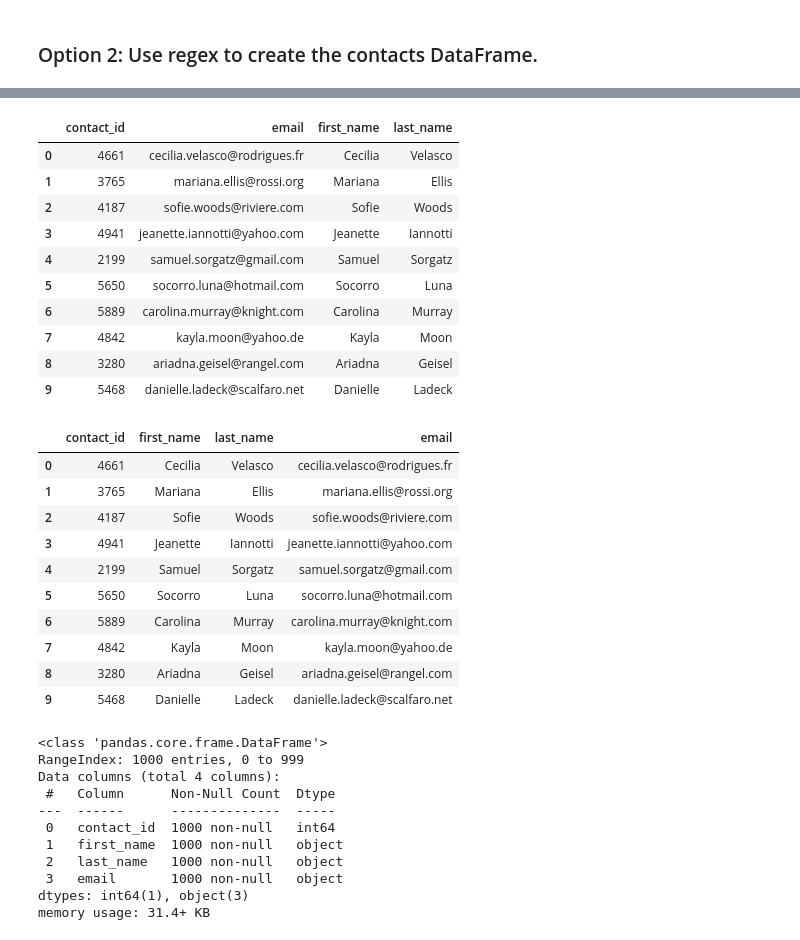
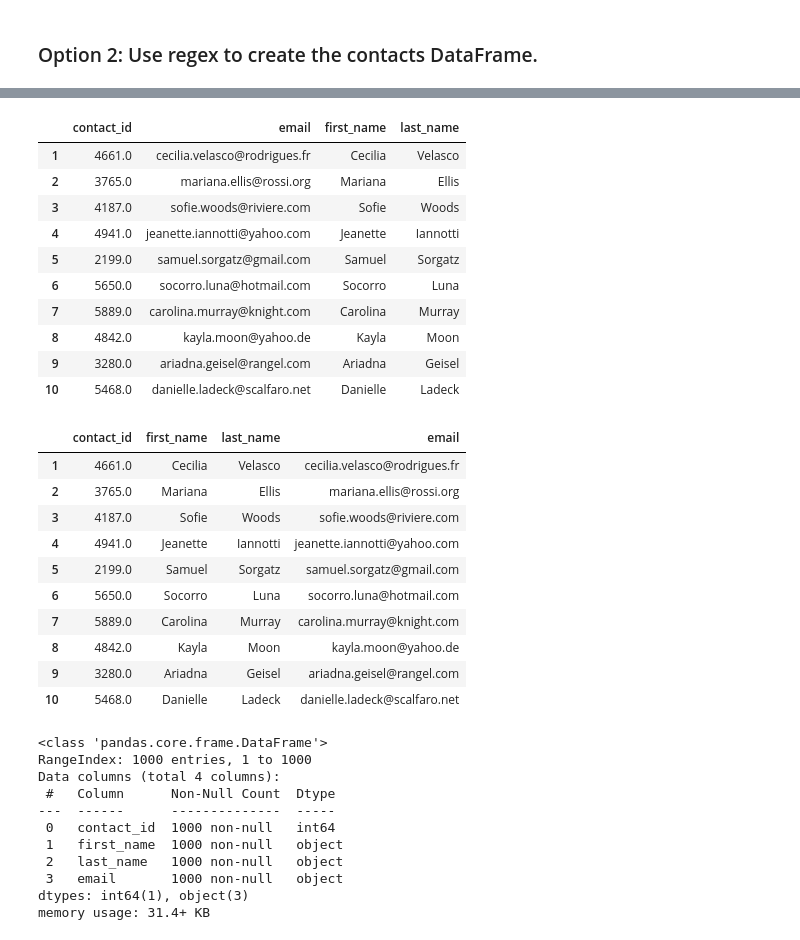
Before and after one commit to lord-byront/Crowdfunding_ETL, a Jupyter notebook: ETL_Mini_Project_FRodriguez_BUrcid.ipynb, the cells around one changed output, grey strips where cells are left out. Cells and saved outputs as stored; diff of their text form; code cells hidden in the pictures.

```diff
--- a/ETL_Mini_Project_Starter_Code.ipynb
+++ b/ETL_Mini_Project_FRodriguez_BUrcid.ipynb
@@ -398,5 +483,8 @@ dtypes: object(2)
 memory usage: 15.8+ KB
 # %%
 # Convert the "contact_id" column to an int64 data type.
+contact_info_df_copy['contact_id'] = pd.to_numeric(contact_info_df_copy['contact_id'],downcast='float').astype('float64')
+
+contact_info_df_copy.info()
 # %% [output]
 <class 'pandas.core.frame.DataFrame'>
@@ -410,5 +498,9 @@ dtypes: int64(1), object(1)
 memory usage: 15.8+ KB
 # %%
 # Extract the name of the contact and add it to a new column.
+name_id = contact_info_df_copy['contact_info'].str.extract(r'"name": "([A-Za-z ]+)"')
+contact_info_df_copy['name'] = name_id
+
+contact_info_df_copy.head(10)
 # %% [output]
 |  | contact_info | contact_id | name |
@@ -425,4 +517,8 @@ memory usage: 15.8+ KB
 # %%
 # Extract the email from the contacts and add the values to a new column.
+email = contact_info_df_copy['contact_info'].str.extract(r'"email": "([^@]+@[^@]+\.[^@]+)"')
+contact_info_df_copy['email'] = email
+
+contact_info_df_copy.head(10)
 # %% [output]
 |  | contact_info | contact_id | name | email |
@@ -439,4 +535,7 @@ memory usage: 15.8+ KB
 # %%
 # Create a copy of the contact_info_df with the 'contact_id', 'name', 'email' columns.
+contacts_df_clean = contact_info_df_copy[['contact_id','name','email']]
+
+contacts_df_clean.head(10)
 # %% [output]
 |  | contact_id | name | email |
@@ -453,39 +552,48 @@ memory usage: 15.8+ KB
 # %%
 # Create a "first"name" and "last_name" column with the first and last names from the "name" column.
-
+contacts_df_clean[['first_name', 'last_name']] = contacts_df_clean['name'].str.split(' ', n=1, expand=True)
 
 # Drop the contact_name column
+contacts_df_clean.drop(['name'], axis='columns', inplace=True)
+
+contacts_df_clean.head(10)
 # %% [output]
 |  | contact_id | email | first_name | last_name |
-| 0 | 4661 | cecilia.velasco@rodrigues.fr | Cecilia | Velasco |
-| 1 | 3765 | mariana.ellis@rossi.org | Mariana | Ellis |
-| 2 | 4187 | sofie.woods@riviere.com | Sofie | Woods |
-| 3 | 4941 | jeanette.iannotti@yahoo.com | Jeanette | Iannotti |
-| 4 | 2199 | samuel.sorgatz@gmail.com | Samuel | Sorgatz |
-| 5 | 5650 | socorro.luna@hotmail.com | Socorro | Luna |
-| 6 | 5889 | carolina.murray@knight.com | Carolina | Murray |
-| 7 | 4842 | kayla.moon@yahoo.de | Kayla | Moon |
-| 8 | 3280 | ariadna.geisel@rangel.com | Ariadna | Geisel |
-| 9 | 5468 | danielle.ladeck@scalfaro.net | Danielle | Ladeck |
+| 1 | 4661.0 | cecilia.velasco@rodrigues.fr | Cecilia | Velasco |
+| 2 | 3765.0 | mariana.ellis@rossi.org | Mariana | Ellis |
+| 3 | 4187.0 | sofie.woods@riviere.com | Sofie | Woods |
+| 4 | 4941.0 | jeanette.iannotti@yahoo.com | Jeanette | Iannotti |
+| 5 | 2199.0 | samuel.sorgatz@gmail.com | Samuel | Sorgatz |
+| 6 | 5650.0 | socorro.luna@hotmail.com | Socorro | Luna |
+| 7 | 5889.0 | carolina.murray@knight.com | Carolina | Murray |
+| 8 | 4842.0 | kayla.moon@yahoo.de | Kayla | Moon |
+| 9 | 3280.0 | ariadna.geisel@rangel.com | Ariadna | Geisel |
+| 10 | 5468.0 | danielle.ladeck@scalfaro.net | Danielle | Ladeck |
 # %%
 # Reorder the columns
+contacts_df_clean = contacts_df_clean[['contact_id','first_name','last_name','email']]
+
+contacts_df_clean.head(10)
 # %% [output]
 |  | contact_id | first_name | last_name | email |
-| 0 | 4661 | Cecilia | Velasco | cecilia.velasco@rodrigues.fr |
-| 1 | 3765 | Mariana | Ellis | mariana.ellis@rossi.org |
-| 2 | 4187 | Sofie | Woods | sofie.woods@riviere.com |
-| 3 | 4941 | Jeanette | Iannotti | jeanette.iannotti@yahoo.com |
-| 4 | 2199 | Samuel | Sorgatz | samuel.sorgatz@gmail.com |
-| 5 | 5650 | Socorro | Luna | socorro.luna@hotmail.com |
-| 6 | 5889 | Carolina | Murray | carolina.murray@knight.com |
-| 7 | 4842 | Kayla | Moon | kayla.moon@yahoo.de |
-| 8 | 3280 | Ariadna | Geisel | ariadna.geisel@rangel.com |
-| 9 | 5468 | Danielle | Ladeck | danielle.ladeck@scalfaro.net |
+| 1 | 4661.0 | Cecilia | Velasco | cecilia.velasco@rodrigues.fr |
+| 2 | 3765.0 | Mariana | Ellis | mariana.ellis@rossi.org |
+| 3 | 4187.0 | Sofie | Woods | sofie.woods@riviere.com |
+| 4 | 4941.0 | Jeanette | Iannotti | jeanette.iannotti@yahoo.com |
+| 5 | 2199.0 | Samuel | Sorgatz | samuel.sorgatz@gmail.com |
+| 6 | 5650.0 | Socorro | Luna | socorro.luna@hotmail.com |
+| 7 | 5889.0 | Carolina | Murray | carolina.murray@knight.com |
+| 8 | 4842.0 | Kayla | Moon | kayla.moon@yahoo.de |
+| 9 | 3280.0 | Ariadna | Geisel | ariadna.geisel@rangel.com |
+| 10 | 5468.0 | Danielle | Ladeck | danielle.ladeck@scalfaro.net |
 # %%
 # Check the datatypes one more time before exporting as CSV file.
+contacts_df_clean['contact_id'] = pd.to_numeric(contact_info_df_copy['contact_id'],downcast='float').astype('int64')
+
+contacts_df_clean.info()
 # %% [output]
 <class 'pandas.core.frame.DataFrame'>
-RangeIndex: 1000 entries, 0 to 999
+RangeIndex: 1000 entries, 1 to 1000
 Data columns (total 4 columns):
  #   Column      Non-Null Count  Dtype
 ---  ------      --------------  -----
```
Also changed, not shown: parts of 29 cells of this notebook, 5 other files.
